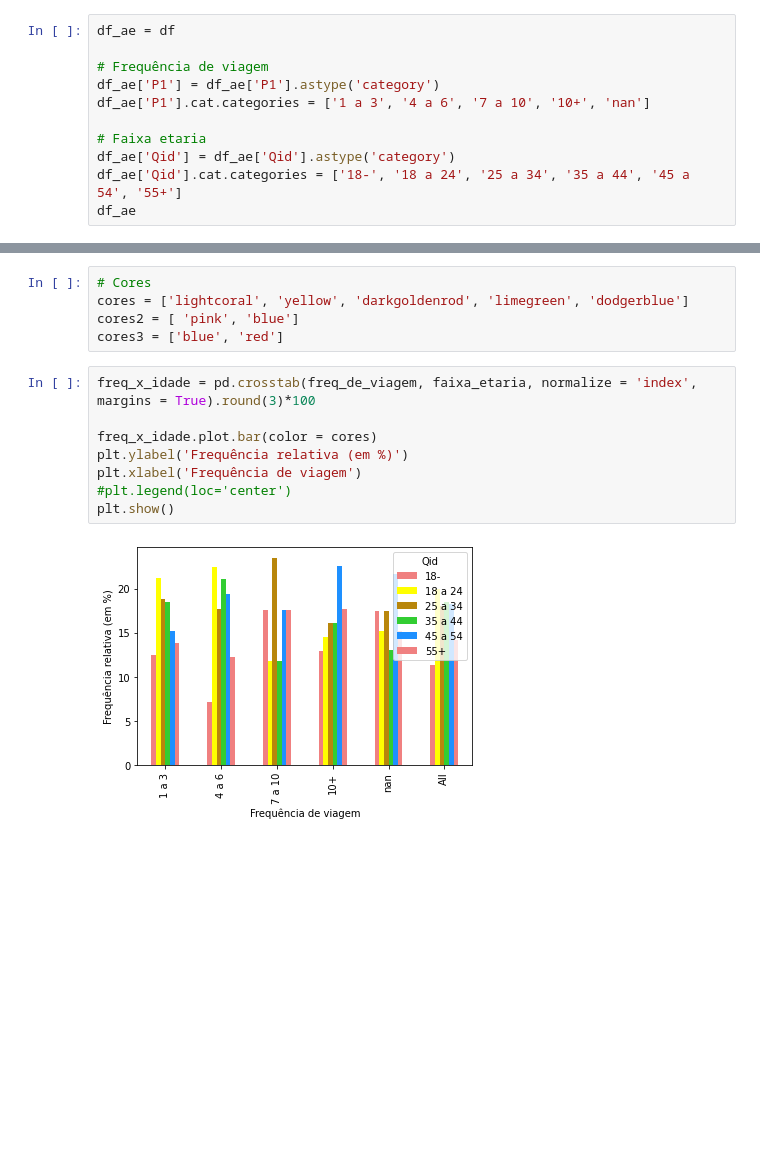
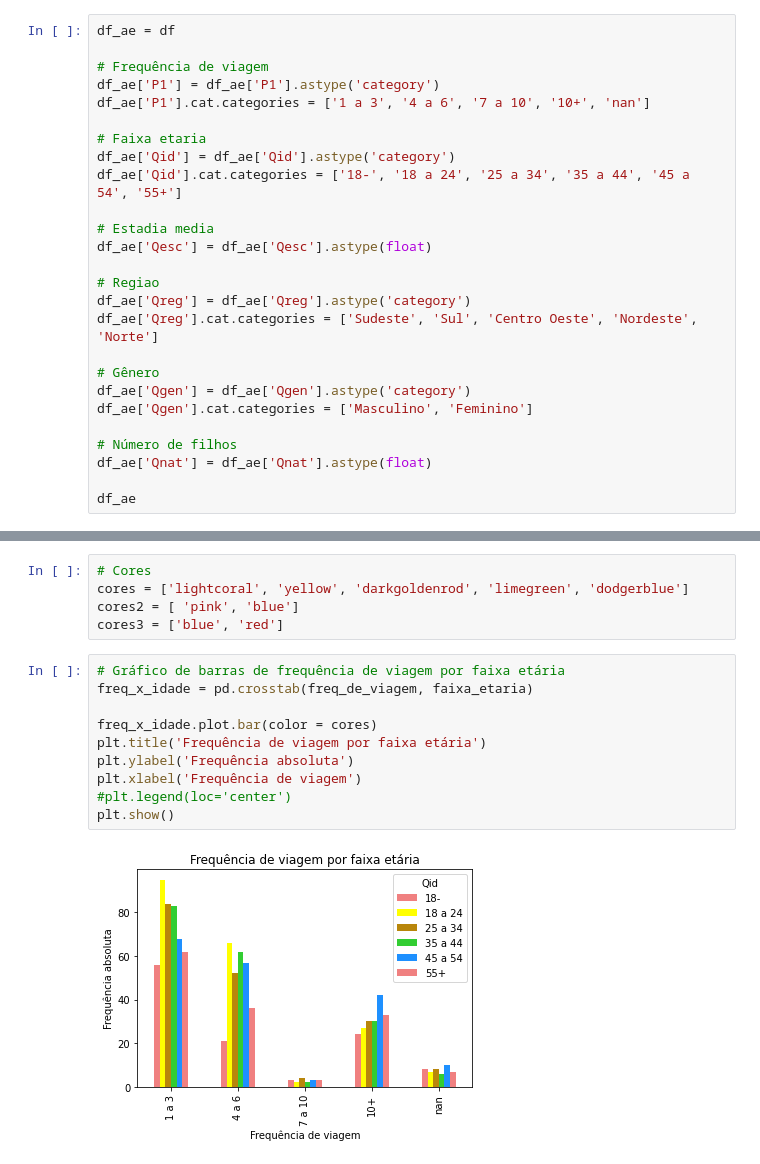
Before and after one commit to pmahfuz/Jr_hotelaria, a Jupyter notebook: Analise_base.ipynb, the cells around one changed output, grey strips where cells are left out. Drawn from its saved outputs; the diff is of its cells as text; blank space fills up the shorter version.

```diff
--- a/Analise_base.ipynb
+++ b/Analise_base.ipynb
@@ -126,6 +127,21 @@ df_ae['P1'].cat.categories = ['1 a 3', '4 a 6', '7 a 10', '10+', 'nan']
 # Faixa etaria
 df_ae['Qid'] = df_ae['Qid'].astype('category')
 df_ae['Qid'].cat.categories = ['18-', '18 a 24', '25 a 34', '35 a 44', '45 a 54', '55+']
+
+# Estadia media
+df_ae['Qesc'] = df_ae['Qesc'].astype(float)
+
+# Regiao
+df_ae['Qreg'] = df_ae['Qreg'].astype('category')
+df_ae['Qreg'].cat.categories = ['Sudeste', 'Sul', 'Centro Oeste', 'Nordeste', 'Norte']
+
+# Gênero
+df_ae['Qgen'] = df_ae['Qgen'].astype('category')
+df_ae['Qgen'].cat.categories = ['Masculino', 'Feminino']
+
+# Número de filhos
+df_ae['Qnat'] = df_ae['Qnat'].astype(float)
+
 df_ae
 # %% [output]
 |  | P1 | P2 | P3 | P4 | P5 | P6 | P7 | P8 | P9 | P10 | ... | ... |
@@ -166,12 +182,14 @@ cores = ['lightcoral', 'yellow', 'darkgoldenrod', 'limegreen', 'dodgerblue']
 cores2 = [ 'pink', 'blue']
 cores3 = ['blue', 'red']
 # %%
-freq_x_idade = pd.crosstab(freq_de_viagem, faixa_etaria, normalize = 'index', margins = True).round(3)*100
+# Gráfico de barras de frequência de viagem por faixa etária
+freq_x_idade = pd.crosstab(freq_de_viagem, faixa_etaria)
 
 freq_x_idade.plot.bar(color = cores)
-plt.ylabel('Frequência relativa (em %)')
+plt.title('Frequência de viagem por faixa etária')
+plt.ylabel('Frequência absoluta')
 plt.xlabel('Frequência de viagem')
 #plt.legend(loc='center')
 plt.show()
 # %% [output]
-[figure, old version]
+[figure, new version]
```
Also changed, not shown: parts of 10 cells of this notebook.
